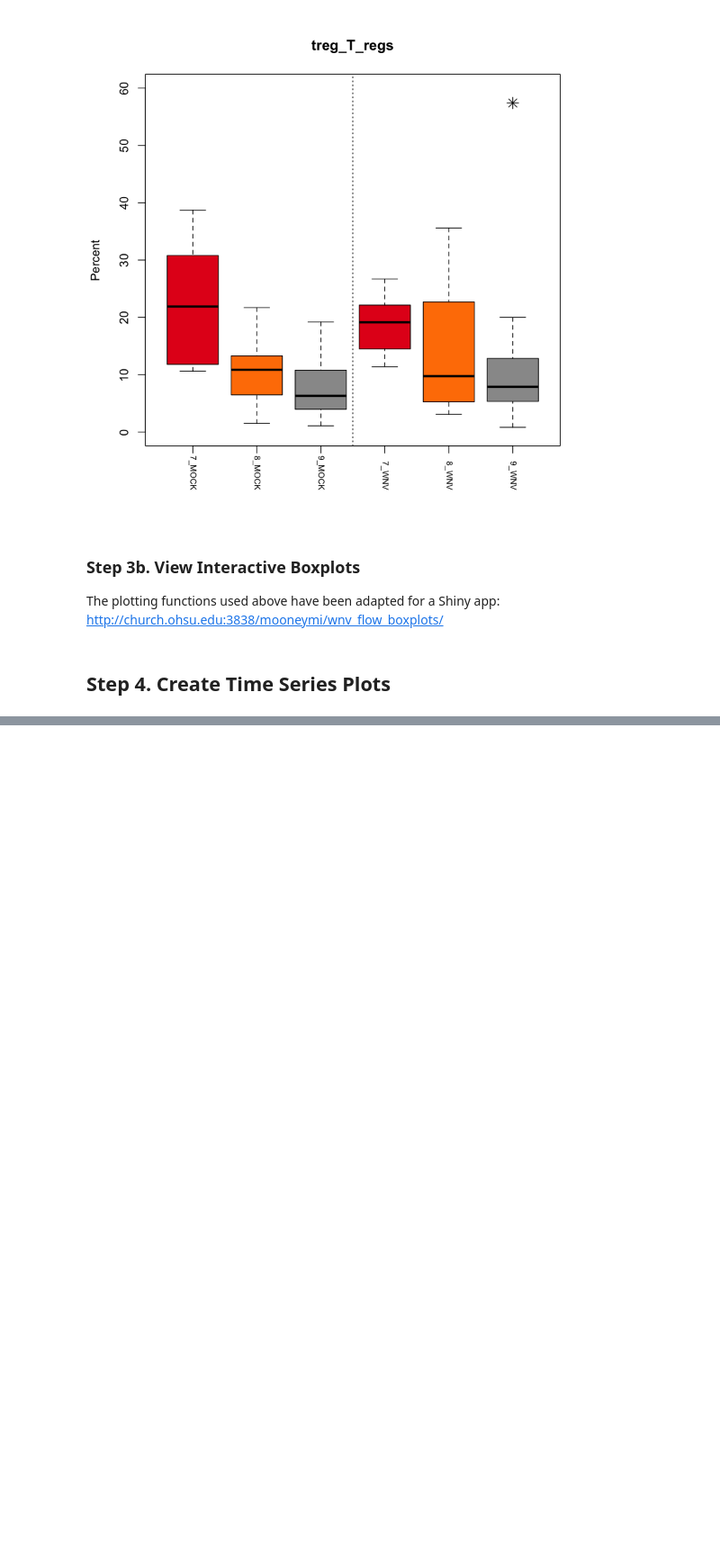
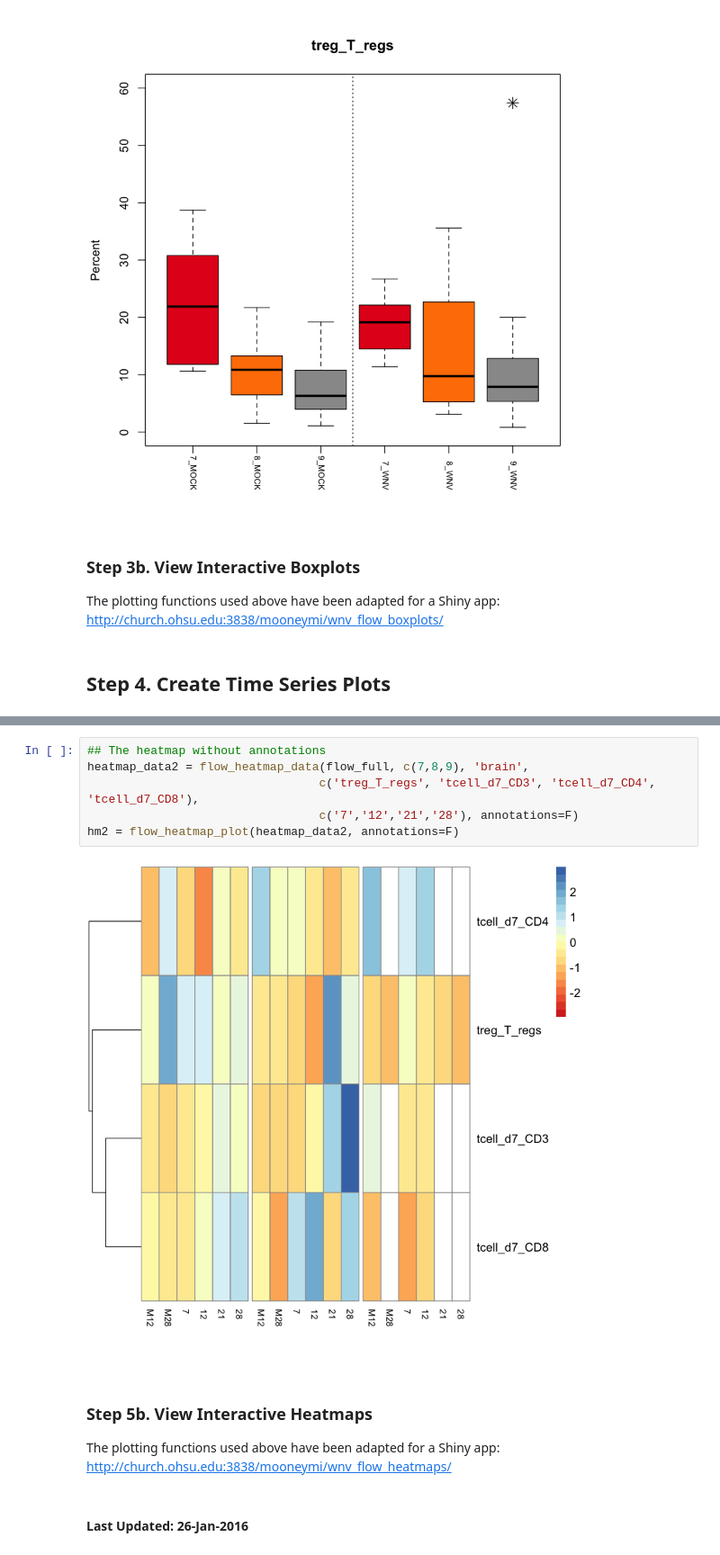
Before and after one commit to mooneymi/jupyter_notebooks, a Jupyter notebook: r/SIG/SIG_WNV_Flow_Data_Plotting.ipynb, the cells around one changed output, grey strips where cells are left out. Shown at 90% size. Cells and saved outputs as stored; diff of their text form; blank space fills up the shorter version.

```diff
--- a/r/SIG/SIG_WNV_Flow_Data_Plotting.ipynb
+++ b/r/SIG/SIG_WNV_Flow_Data_Plotting.ipynb
@@ -57,0 +204,14 @@ The plotting functions used above have been adapted for a Shiny app: [http://chu
+# %%
+## The heatmap without annotations
+heatmap_data2 = flow_heatmap_data(flow_full, c(7,8,9), 'brain',
+                                 c('treg_T_regs', 'tcell_d7_CD3', 'tcell_d7_CD4', 'tcell_d7_CD8'),
+                                 c('7','12','21','28'), annotations=F)
+hm2 = flow_heatmap_plot(heatmap_data2, annotations=F)
+# %% [output]
+[figure, added]
+# %% [markdown]
+### Step 5b. View Interactive Heatmaps
+
+The plotting functions used above have been adapted for a Shiny app: [http://church.ohsu.edu:3838/mooneymi/wnv_flow_heatmaps/](http://church.ohsu.edu:3838/mooneymi/wnv_flow_heatmaps/)
+# %% [markdown]
+#### Last Updated: 26-Jan-2016
```
Also changed, not shown: parts of 21 cells of this notebook, 5 other files.
